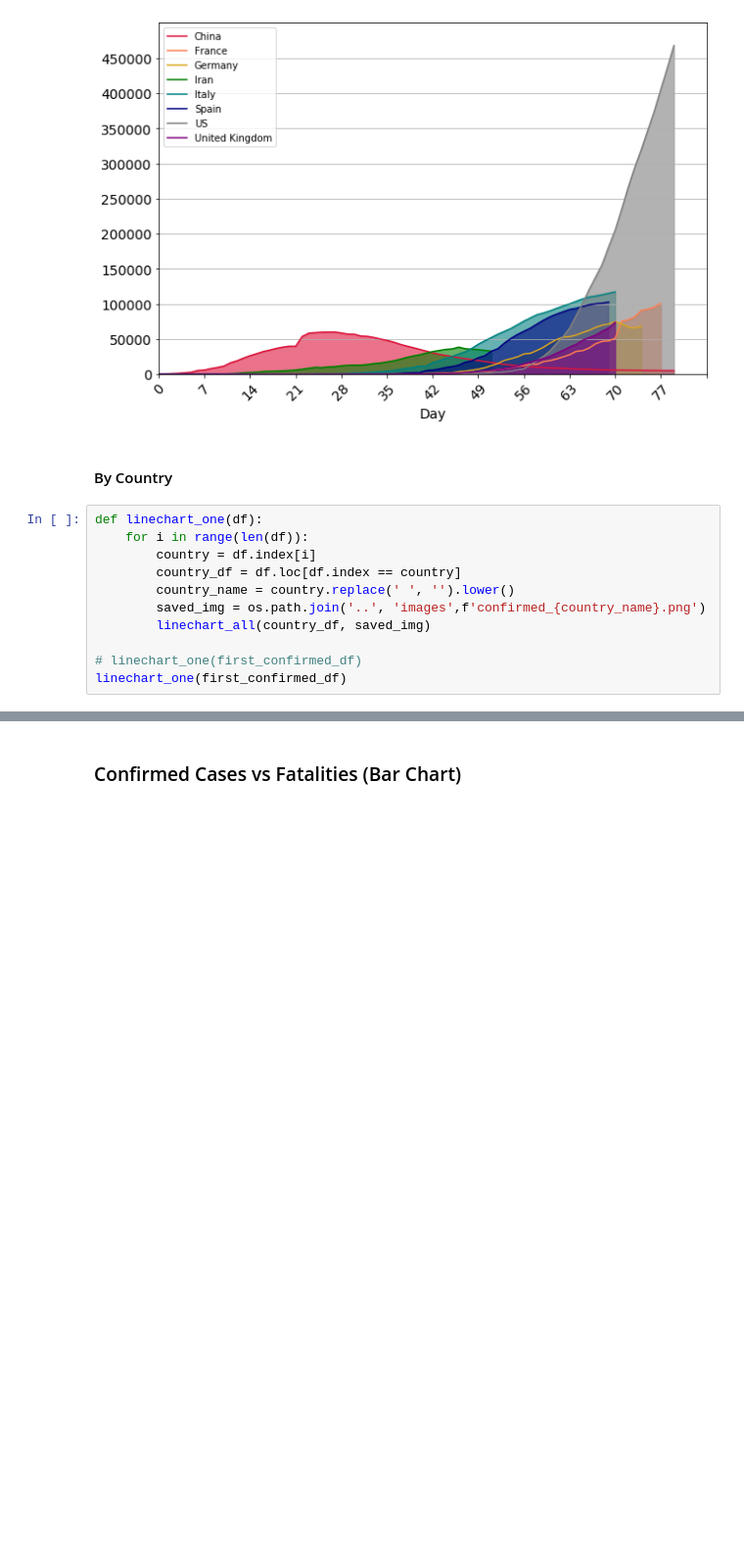
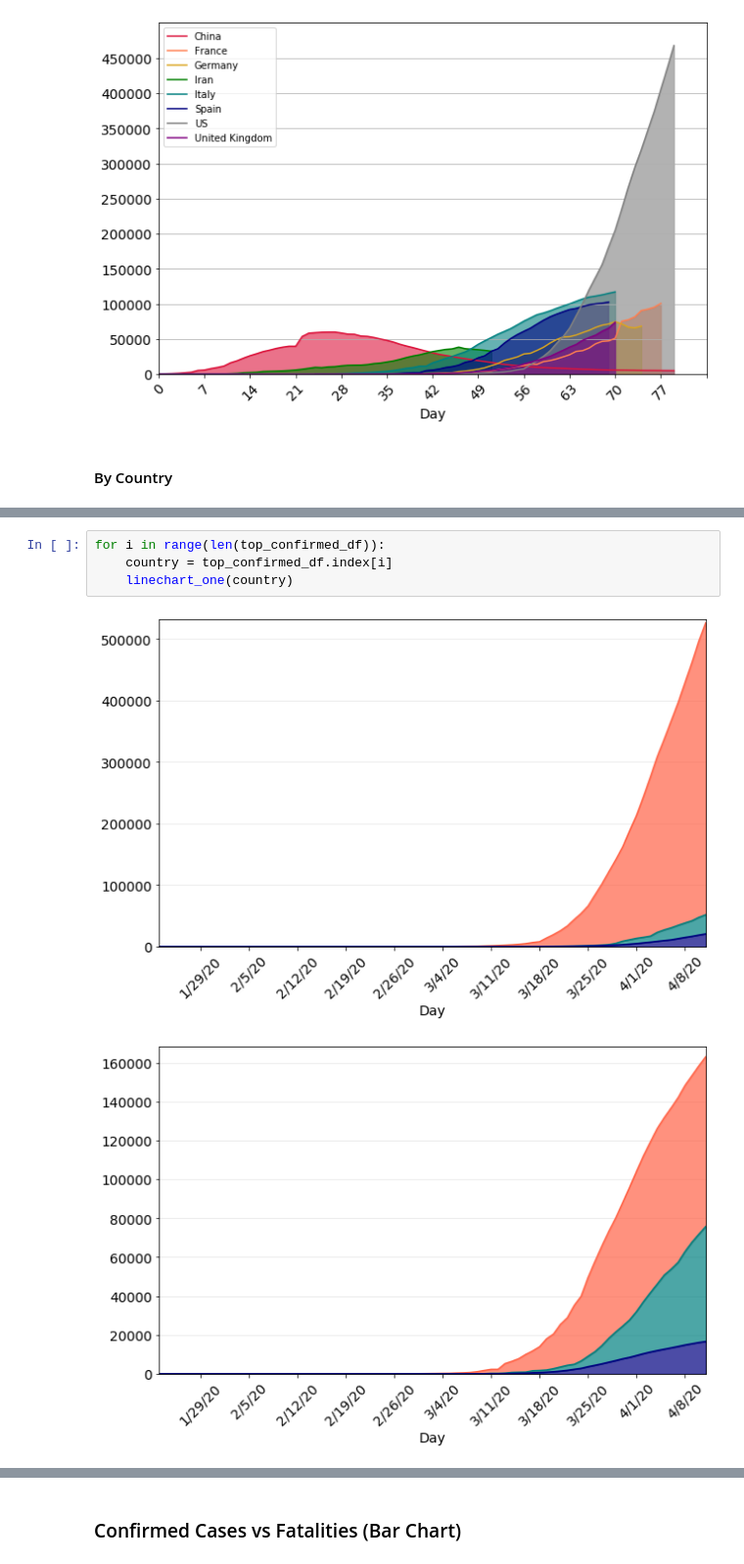
Before and after one commit to ellemonke/COVID-19, a Jupyter notebook: static/resources/charts1.ipynb, the cells around one changed output, grey strips where cells are left out. Shown at 98% size. Saved outputs shown, nothing was run; the diff lists cells and outputs as text; blank space fills up the shorter version.

Commit message:
crf line charts

```diff
--- a/static/resources/charts1.ipynb
+++ b/static/resources/charts1.ipynb
@@ -66,14 +66,3 @@ linechart_all(first_infected_df, saved_img)
 [figure]
 # %% [markdown]
 #### By Country
-# %%
-def linechart_one(df):
-    for i in range(len(df)):
-        country = df.index[i]
-        country_df = df.loc[df.index == country]
-        country_name = country.replace(' ', '').lower()
-        saved_img = os.path.join('..', 'images',f'confirmed_{country_name}.png')
-        linechart_all(country_df, saved_img)
-
-# linechart_one(first_confirmed_df)
-linechart_one(first_confirmed_df)
@@ -88,0 +112,7 @@ linechart_one(first_confirmed_df)
+# %%
+for i in range(len(top_confirmed_df)):
+    country = top_confirmed_df.index[i]
+    linechart_one(country)
+# %% [output]
+[figure, added]
+[figure, added]
```
Also changed, not shown: parts of 5 cells of this notebook, 11 other files.
